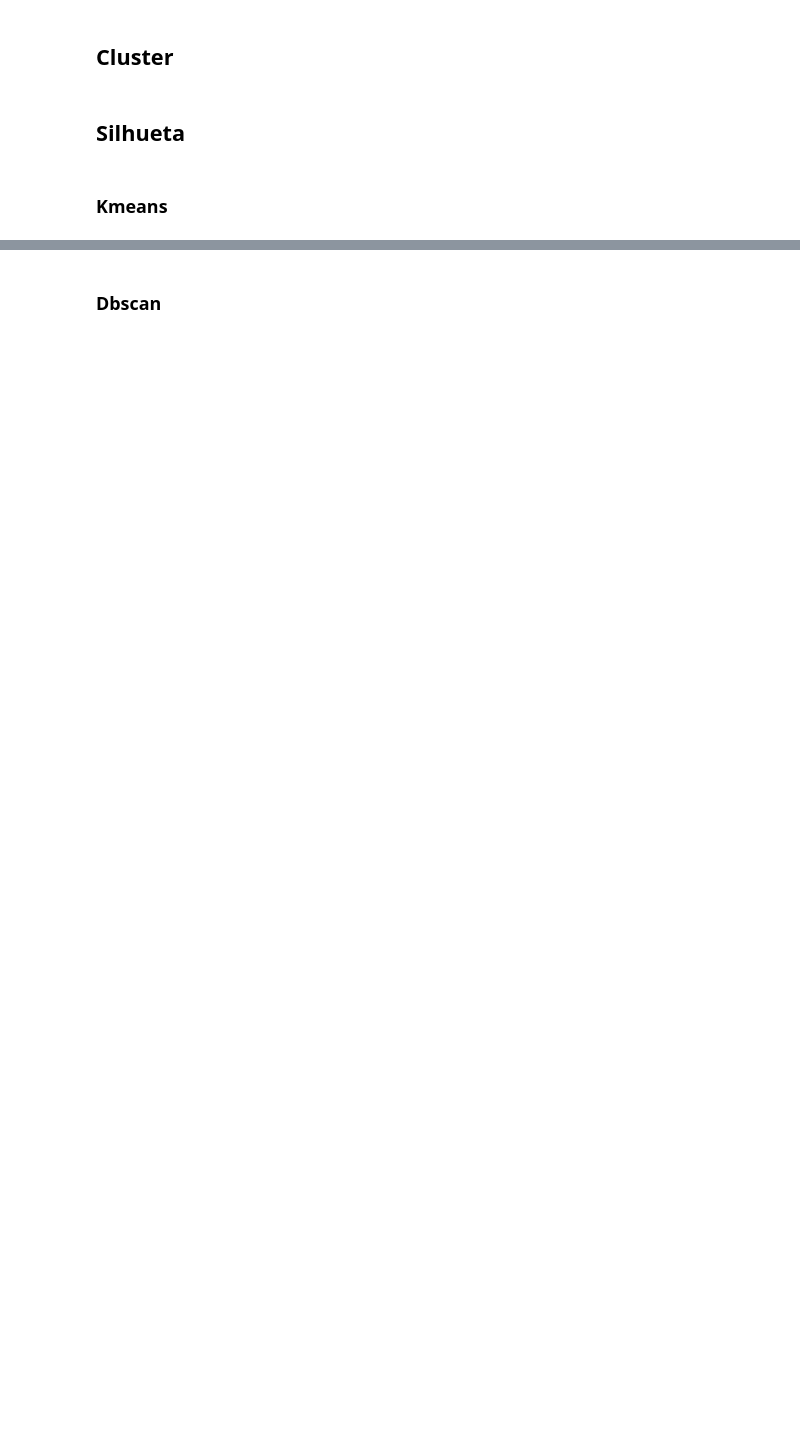
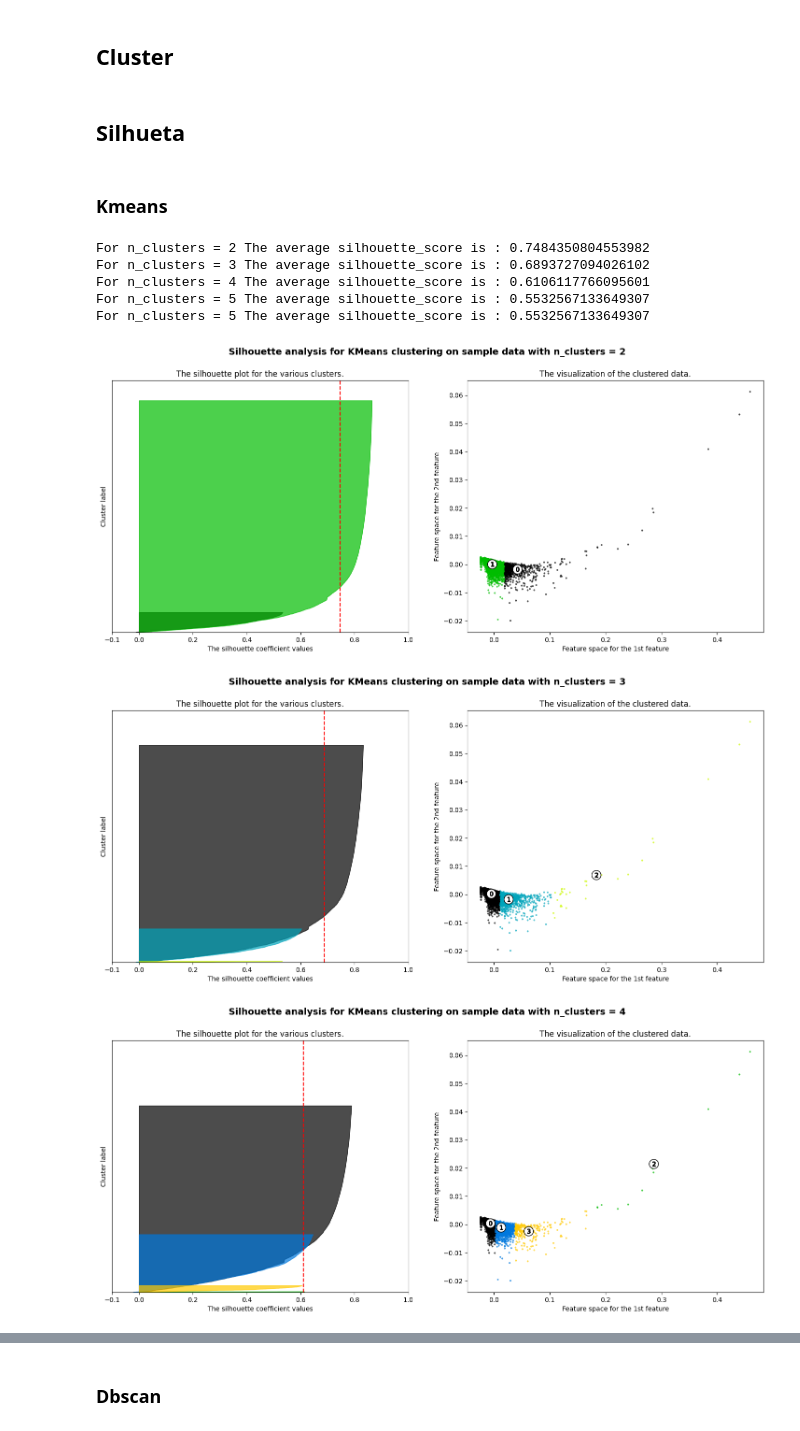
Before and after one commit to humbertoinfnet/classificacao-nao-supervisionada, a Jupyter notebook: classificacao_nao_supervisionada.ipynb, the cells around one changed output, grey strips where cells are left out. Saved outputs shown, nothing was run; the diff lists cells and outputs as text; code cells hidden in the pictures; blank space fills up the shorter version.

```diff
--- a/classificacao_nao_supervisionada.ipynb
+++ b/classificacao_nao_supervisionada.ipynb
@@ -169,11 +238,11 @@ class Clustering:
     def handle_dbscan(self):
         clusterer = DBSCAN(eps=0.1, min_samples=5)
         self.cluster_labels = clusterer.fit_predict(self.X)
-        serie_labels = pd.Series(labels)
+        serie_labels = pd.Series(self.cluster_labels)
         index = []
         for label in serie_labels.unique():
             index.append(serie_labels[serie_labels == label].index.tolist()[0])
-        self.centers = db.components_[index]
+        self.centers = clusterer.components_[index]
         self.n_clusters = serie_labels.nunique()
 
     def handle_silhouettes(self):
@@ -193,7 +262,7 @@ class Clustering:
             self.handle_kmeans()
         else:
             self.handle_dbscan()
-        return DBCV(X, self.cluster_labels, dist_function=euclidean)
+        return DBCV(self.X, self.cluster_labels, dist_function=euclidean)
 
     def score_mutual_info(self, n_cluster):
         self.n_clusters = n_cluster
@@ -210,8 +279,6 @@ class Clustering:
         ax1.set_ylim([0, len(self.X) + (self.n_clusters + 1) * 10])
         y_lower = 10
         for i in range(self.n_clusters):
-            # Aggregate the silhouette scores for samples belonging to
-            # cluster i, and sort them
             ith_cluster_silhouette_values = self.sample_silhouette_values[self.cluster_labels == i]
 
             ith_cluster_silhouette_values.sort()
@@ -237,7 +304,7 @@ class Clustering:
         colors = cm.nipy_spectral(self.cluster_labels.astype(float) / self.n_clusters)
         ax2.scatter(
             # X[:, 0], X[:, 1], marker=".", s=30, lw=0, alpha=0.7, c=colors, edgecolor="k"
-            X.iloc[:, 0], X.iloc[:, 1], marker=".", s=30, lw=0, alpha=0.7, c=colors, edgecolor="k"
+            self.X.iloc[:, 0], self.X.iloc[:, 1], marker=".", s=30, lw=0, alpha=0.7, c=colors, edgecolor="k"
         )
 
         ax2.scatter(
@@ -270,0 +336,11 @@ Clustering(X, range_n_clusters).start(type_method='kmeans')
+# %%
+Clustering(PCA_components.sample(10000, random_state=0), [2,3,4,5]).start(type_method='kmeans')
+# %% [output]
+For n_clusters = 2 The average silhouette_score is : 0.7484350804553982
+For n_clusters = 3 The average silhouette_score is : 0.6893727094026102
+For n_clusters = 4 The average silhouette_score is : 0.6106117766095601
+For n_clusters = 5 The average silhouette_score is : 0.5532567133649307
+For n_clusters = 5 The average silhouette_score is : 0.5532567133649307
+[figure, added]
+[figure, added]
+[figure, added]
```
Also changed, not shown: parts of 23 cells of this notebook.
